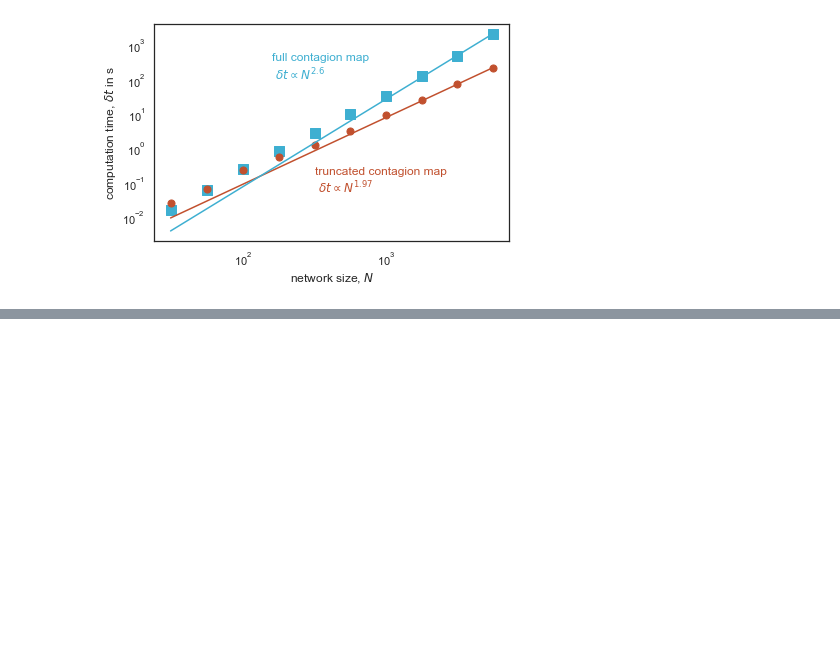
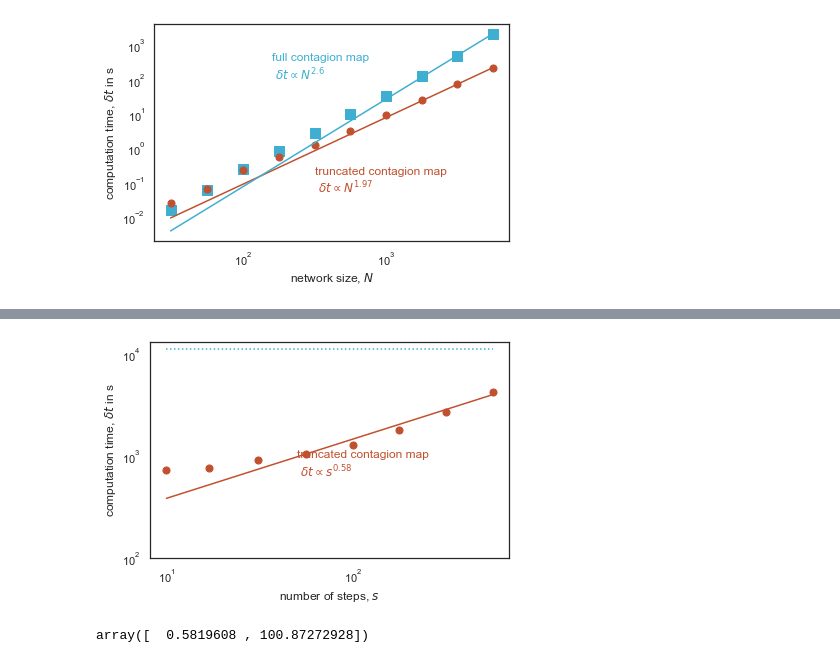
Before and after one commit to floklimm/contagionMap, a Jupyter notebook: python/Fig7-computationalTime.ipynb, the cells around one changed output, grey strips where cells are left out. Saved outputs shown, nothing was run; the diff lists cells and outputs as text; code cells hidden in the pictures; blank space fills up the shorter version.

Commit message:
computational timing as a function of the number of steps

```diff
--- a/python/Fig7-computationalTime.ipynb
+++ b/python/Fig7-computationalTime.ipynb
@@ -108,0 +160,47 @@ plt.savefig('./figures/Fig7-computationalComplexityTruncatedContagion.pdf')
+# %%
+# fit powerlaw to data
+from scipy.optimize import curve_fit
+
+def func_powerlaw(_offsetx, m, c, c0):
+    return c0 + x**m * c
+
+def func_powerlaw(x, m, c):
+    return (x**m) * c
+
+#fittedValues_fullmap, pcov = curve_fit(func_powerlaw, N_vec, fullMapTime, maxfev=2000 )
+fittedValues_truncatedmap, pcov = curve_fit(func_powerlaw, s_vec, truncatedMapTime, maxfev=2000 )
+# %%
+
+fig = plt.figure()
+ax = fig.add_subplot(1, 1, 1)
+#plt.scatter(s_vec,fullMapTime,color='#3eafd1',s=100,marker='s')
+plt.scatter(s_vec,truncatedMapTime,color='#c1502e',s=50,marker='o')
+
+plt.hlines(fullMapTime[0],s_vec[0],s_vec[-1],color='#3eafd1',linestyle=':')
+
+
+ax.set_yscale('log')
+ax.set_xscale('log')
+
+# # add fit lines
+plt.plot(s_vec, func_powerlaw(s_vec, fittedValues_truncatedmap[0], fittedValues_truncatedmap[1]), '-',color='#c1502e')
+# plt.plot(N_vec, func_powerlaw(N_vec, fittedValues_fullmap[0], fittedValues_fullmap[1]), '-',color='#3eafd1')
+plt.xlabel('number of steps, $s$')
+plt.ylabel('computation time, $\delta t$ in s')
+
+
+plt.yticks([10**2,10**3,10**4])
+
+
+# # add labels
+plt.text(10**1,10**3.9,'full contagion map\n $\delta t \cancel{\propto} s$',color='#3eafd1')
+plt.text(10**1.7,10**2.8,'truncated contagion map\n $\delta t \propto s^{0.58}$',color='#c1502e')
+plt.tight_layout()
+
+#plt.savefig('./figures/Fig7-computationalComplexityTruncatedContagion.pdf')
+# %% [output]
+[figure, added]
+# %%
+fittedValues_truncatedmap
+# %% [output]
+array([  0.5819608 , 100.87272928])
```
Also changed, not shown: parts of 6 cells of this notebook, 4 other files.
